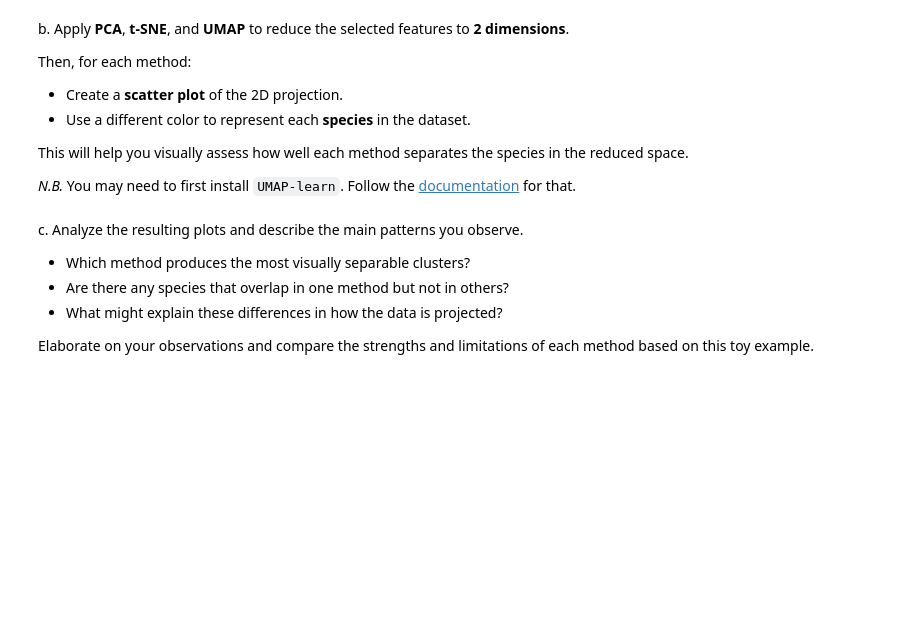
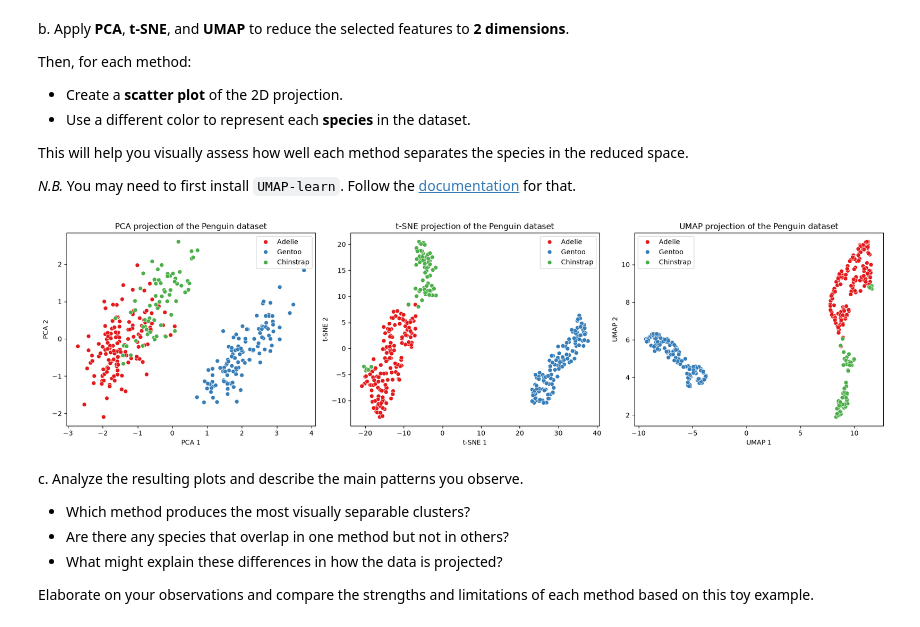
Before and after one commit to yxf9tv/03-tnse-and-umap, a Jupyter notebook: 03-tsne-and-umap.ipynb, the cells around one changed output. Saved outputs shown, nothing was run; the diff lists cells and outputs as text; code cells hidden in the pictures; blank space fills up the shorter version.

```diff
--- a/03-tsne-and-umap.ipynb
+++ b/03-tsne-and-umap.ipynb
@@ -85,0 +94,4 @@ Then, **standardize** these features so that each has zero mean and unit varianc
+# %%
+# load dataset
+penguins = pd.read_csv("https://raw.githubusercontent.com/allisonhorst/palmerpenguins/c19a904462482430170bfe2c718775ddb7dbb885/inst/extdata/penguins.csv")
+penguins.head()
@@ -85,0 +105,4 @@ Then, **standardize** these features so that each has zero mean and unit varianc
+# %%
+# drop rows with missing values
+penguins = penguins.dropna()
+penguins.species.value_counts()
@@ -85,0 +115,11 @@ Then, **standardize** these features so that each has zero mean and unit varianc
+# %%
+# standardizing the data
+penguin_data = penguins[
+    [
+        "bill_length_mm",
+        "bill_depth_mm",
+        "flipper_length_mm",
+        "body_mass_g",
+    ]
+].values
+scaled_penguin_data = StandardScaler().fit_transform(penguin_data)
@@ -94,7 +139,24 @@ This will help you visually assess how well each method separates the species in
 
 *N.B.* You may need to first install `UMAP-learn`. Follow the [documentation](https://umap-learn.readthedocs.io/en/latest/index.html) for that.
 # %%
-# YOUR CODE HERE
+# compute embeddings for different dimensionality reduction techniques
+embeddings = {
+    "PCA": PCA(n_components=2).fit_transform(scaled_penguin_data),
+    "t-SNE": TSNE(n_components=2, random_state=42).fit_transform(scaled_penguin_data),
+    "UMAP": umap.UMAP(n_components=2, random_state=42).fit_transform(scaled_penguin_data),
+}
+# %%
+fig, axes = plt.subplots(1, 3, figsize=(18, 5))
+for ax, (name, emb) in zip(axes, embeddings.items()):
+    sns.scatterplot(x=emb[:, 0], y=emb[:, 1], hue=penguins["species"].values,
+                    palette="Set1", s=40, ax=ax)
+    ax.set_title(f"{name} projection of the Penguin dataset")
+    ax.set_xlabel(f"{name} 1")
+    ax.set_ylabel(f"{name} 2")
+plt.tight_layout()
+plt.show()
+# %% [output]
+[figure, added]
 # %% [markdown]
 c. Analyze the resulting plots and describe the main patterns you observe.
 
```
Also changed, not shown: parts of 4 cells of this notebook.
